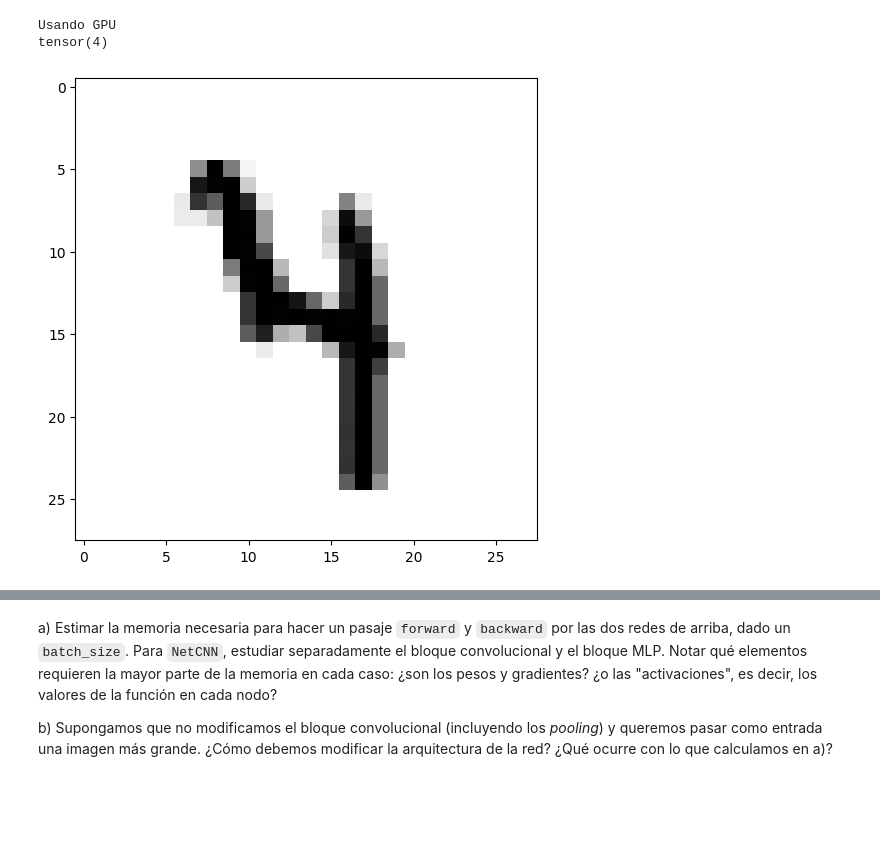
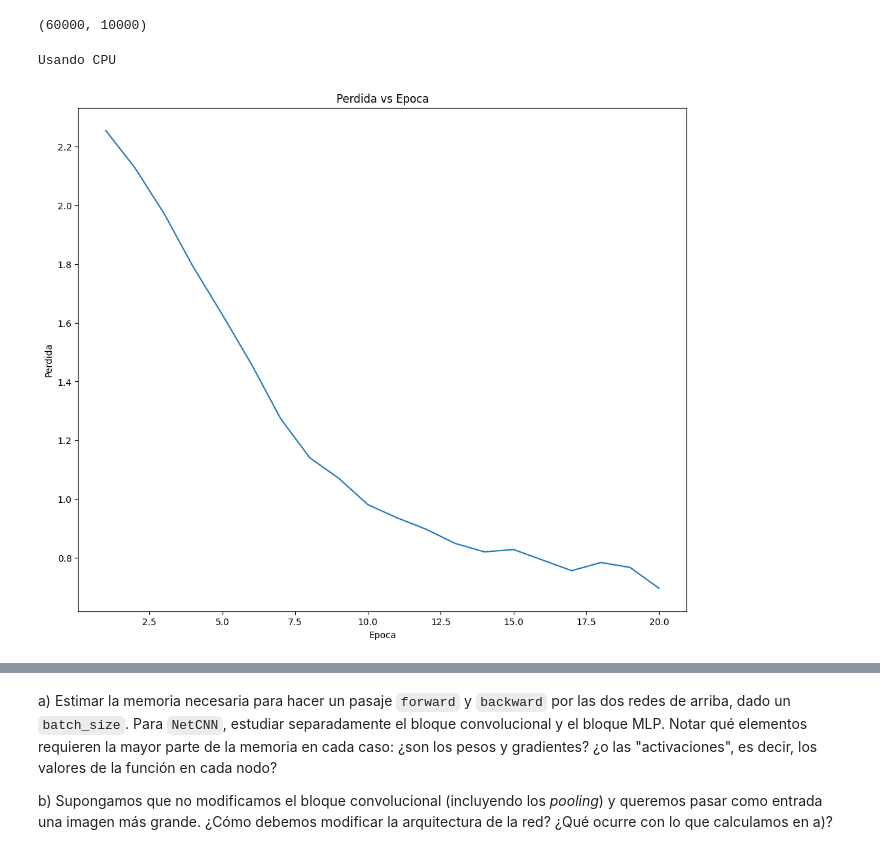
Before and after one commit to enzocatorano/deep_learning_practicas, a Jupyter notebook: 2_CNNs.ipynb, the cells around one changed output, grey strips where cells are left out. Cells and saved outputs as stored; diff of their text form; code cells hidden in the pictures; blank space fills up the shorter version.

```diff
--- a/2_CNNs.ipynb
+++ b/2_CNNs.ipynb
@@ -92,16 +86,15 @@ class PerceptronMulticapa (nn.Module):
     for t in range(epocas):
       for i in cargador:
         x_entrada, salida_esperada = i
-        x, y = i
         x_entrada = x_entrada.view(-1, 28*28) # esto es lo que corrige el tamaño (ver **)
         x_entrada = x_entrada.to(device)
         salida_esperada = salida_esperada.to(device)
         aux = self.iteracion_entrenamiento(x_entrada, salida_esperada, optimizador, f_p)
       perdida.append(aux)
-    print(y[0])                                               #####################################################################################
-    plt.figure(figsize = (8, 6))                              #####################################################################################
-    plt.imshow(x[0,0,:,:], cmap = plt.get_cmap('gray_r'))     #####################################################################################
-    plt.show()                                                #####################################################################################
+    # print(y[0])                                               #####################################################################################
+    # plt.figure(figsize = (8, 6))                              #####################################################################################
+    # plt.imshow(x[0,0,:,:], cmap = plt.get_cmap('gray_r'))     #####################################################################################
+    # plt.show()                                                #####################################################################################
     if graficar_perdida:
       plt.plot(range(1, epocas + 1), perdida)
       plt.title('Perdida vs Epoca')
@@ -150,36 +149,38 @@ class PerceptronMulticapa (nn.Module):
+# %%
+len(mnist_train), len(mnist_test)
+# %% [output]
+(60000, 10000)
 # %%
 # las imagenes fueron cargadas como tensores mediante:
 
 # mnist_train = datasets.MNIST(root='./data', train=True, download=True, transform=torchvision.transforms.ToTensor())
 # mnist_test = datasets.MNIST(root='./data', train=False, download=True, transform=torchvision.transforms.ToTensor())
 
 from torch.utils.data import DataLoader
 
 neuronas_entrada = 28*28
-semilla = 110
-modelo = PerceptronMulticapa(neuronas_entrada, 15, 10, 'relu', semilla = semilla)
+semilla = 17
+modelo = PerceptronMulticapa(neuronas_entrada, 15, 10, 'relu')
 lr = 1e-1
 wd = 0.0
 f_p = nn.CrossEntropyLoss() # es mejor no definirla dentro de la funcion entrenamiento, para no instanciarla cada vez
 optimizador = torch.optim.SGD(modelo.parameters(), lr = lr, weight_decay = wd) # idem
 device = torch.device('cuda' if torch.cuda.is_available() else 'cpu')
 if torch.cuda.is_available():
   print("Usando GPU")
 else:
   print("Usando CPU")
 
-tamaño_batch = 600
-
+tamaño_batch = 6000
 cargador_entrenamiento  = DataLoader(mnist_train, batch_size = tamaño_batch, shuffle = True)
 
 # **
 # esto me deja batches de tamaño (tamaño_batch, 1, 28, 28)
 # pero yo necesito convertir las matrices en vectores para ingresarlas al mlp
 # entonces el tamaño nuevo debe ser (tamaño_batch, 28*28)
 
-epocas = 1
-perdida = modelo.entrenar(cargador_entrenamiento, epocas = epocas, f_p = f_p, optimizador = optimizador, device = device, graficar_perdida = False)
+epocas = 20
+perdida = modelo.entrenar(cargador_entrenamiento, epocas = epocas, f_p = f_p, optimizador = optimizador, device = device)
 # %% [output]
-Usando GPU
-tensor(4)
+Usando CPU
-[figure, old version]
+[figure, new version]
```
Also changed, not shown: parts of 34 cells of this notebook.
